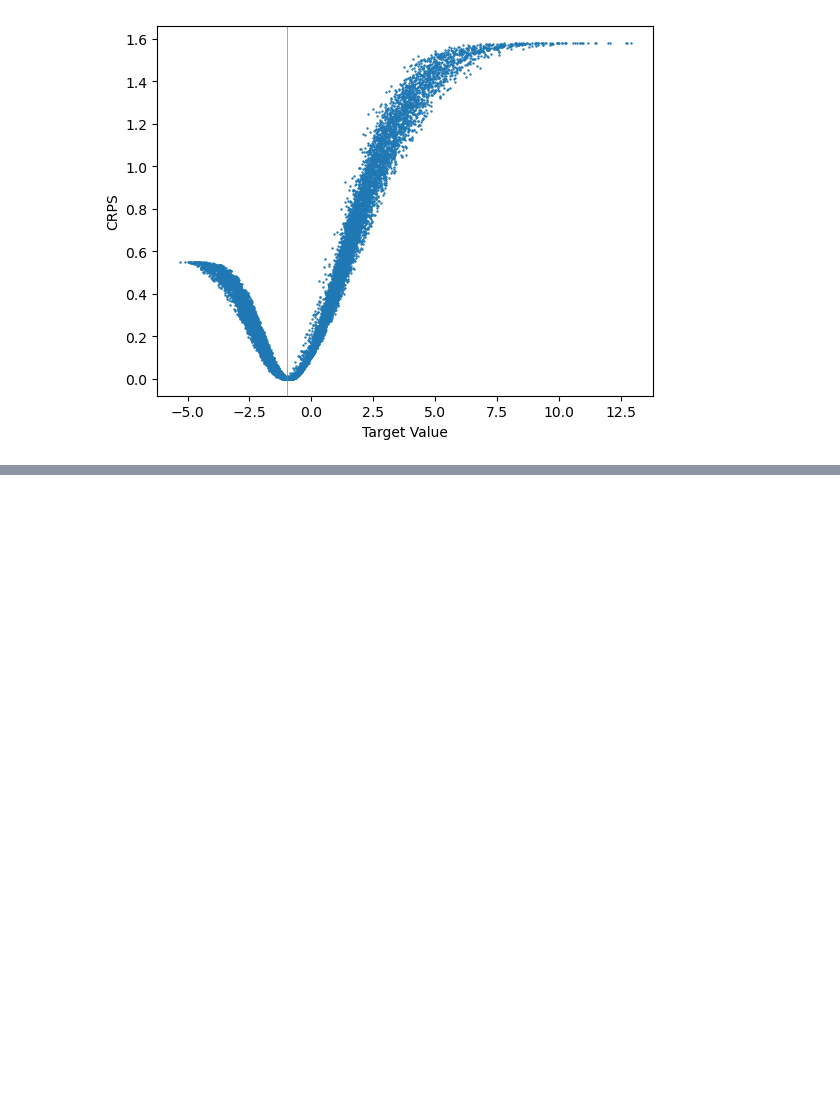
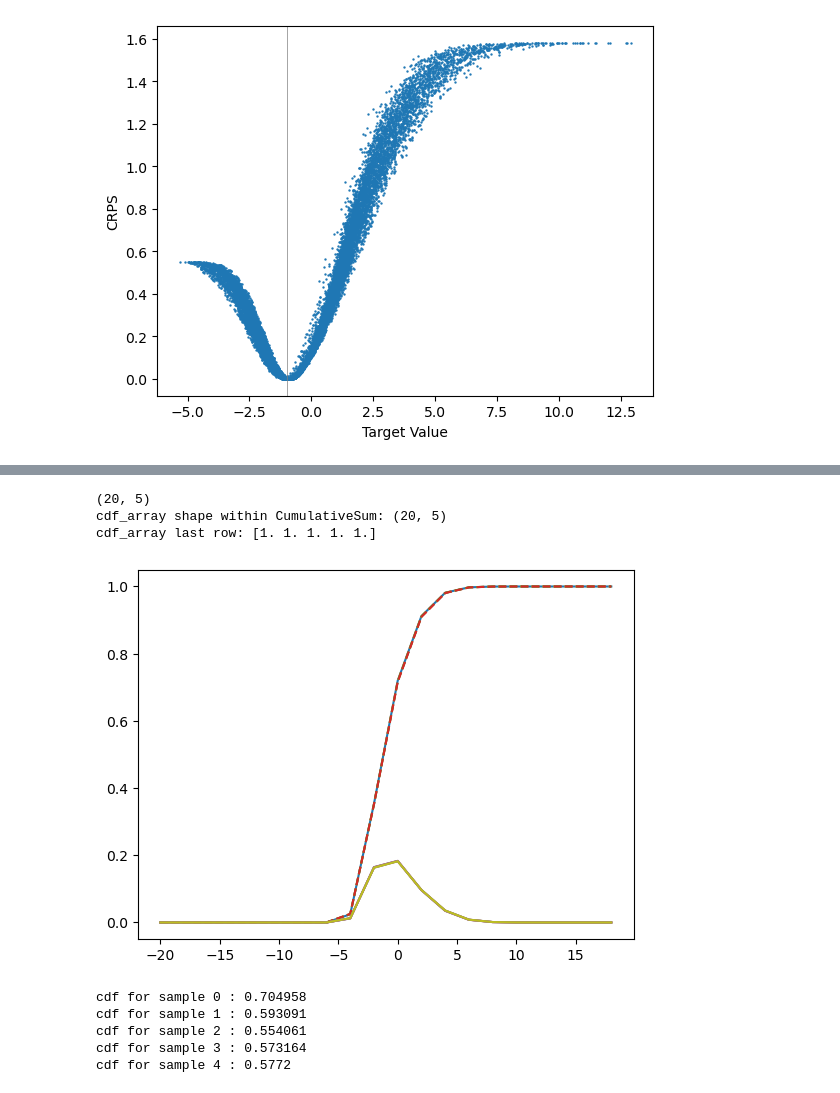
Before and after one commit to Jolan-vP/E3SM, a Jupyter notebook: playfile.ipynb, the cells around one changed output, grey strips where cells are left out. Cells and saved outputs as stored; diff of their text form; code cells hidden in the pictures; blank space fills up the shorter version.

```diff
--- a/playfile.ipynb
+++ b/playfile.ipynb
@@ -393,0 +415,62 @@ plt.axvline(-1, color  = 'grey', linewidth = 0.5)
+# %%
+config = utils.get_config("exp006")
+seed = config["seed_list"][0]
+front_cutoff = config["databuilder"]["front_cutoff"] # remove front nans : 74 ENSO - two front nans before daily interpolation = 60 days, daily interpolation takes 1/2 the original time step = 15 days TOTAL = ~75
+back_cutoff = config["databuilder"]["back_cutoff"]  # remove back nans
+
+# Open Model Outputs
+model_output_pred = '/Users/C830793391/Documents/Research/E3SM/saved/output/exp006_output_pred_testset.pkl'
+with gzip.open(model_output_pred, "rb") as obj1:
+    output = pickle.load(obj1)
+
+# Open Target Data (test set)
+target_file = '/Users/C830793391/BIG_DATA/E3SM_Data/presaved/Network Inputs/exp006_test.pkl'
+with gzip.open(target_file, "rb") as obj1:
+    test_target = pickle.load(obj1)
+
+test_target = test_target["y"][front_cutoff : -back_cutoff]
+# %%
+# Establish SHASH PDF Distributions for All Samples:
+x = np.arange(-20, 20, 2)
+dist = Shash(output[:5, :])
+p = dist.prob(x).numpy()
+print(p.shape)
+
+cdf_array = np.cumsum(p, axis=0)
+cdf_array = cdf_array / cdf_array[-1, :]
+plt.figure()
+plt.plot(x, cdf_array[:,0])
+plt.plot(x, cdf_array[:,1], '--')
+plt.plot(x, cdf_array[:,2], '--')
+plt.plot(x, cdf_array[:,3], '--')
+plt.plot(x, p)
+print(f"cdf_array shape within CumulativeSum: {cdf_array.shape}")
+print(f"cdf_array last row: {cdf_array[-1,:]}")
+# %% [output]
+(20, 5)
+cdf_array shape within CumulativeSum: (20, 5)
+cdf_array last row: [1. 1. 1. 1. 1.]
+[figure, added]
+# %%
+# calculate the CDF by taking the cumulative sum of the values in the cdf_array
+truth_values = test_target[:5]
+
+# Find the two values of x between which the truth value falls
+# Interpolate betwee the two values to find the precise CDF value
+calculated_cdf_values = np.zeros(len(truth_values))
+for i, truth in enumerate(truth_values):
+    x1 = np.where(x <= truth)[0][-1]
+    x2 = np.where(x >= truth)[0][0]
+    # print(f"x1: {x1}, x2: {x2}")
+    cdf1 = cdf_array[x1, i]
+    cdf2 = cdf_array[x2, i]
+    # print(f"cdf1: {cdf1}, cdf2: {cdf2}")
+    cdfs = cdf1 + (cdf2 - cdf1) * (truth - x[x1]) / (x[x2] - x[x1])
+    calculated_cdf_values[i] = np.round(cdfs, 6)
+    print(f"cdf for sample {i} : {calculated_cdf_values[i]}")
+# %% [output]
+cdf for sample 0 : 0.704958
+cdf for sample 1 : 0.593091
+cdf for sample 2 : 0.554061
+cdf for sample 3 : 0.573164
+cdf for sample 4 : 0.5772
```
Also changed, not shown: parts of 2 cells of this notebook, 5 other files.
